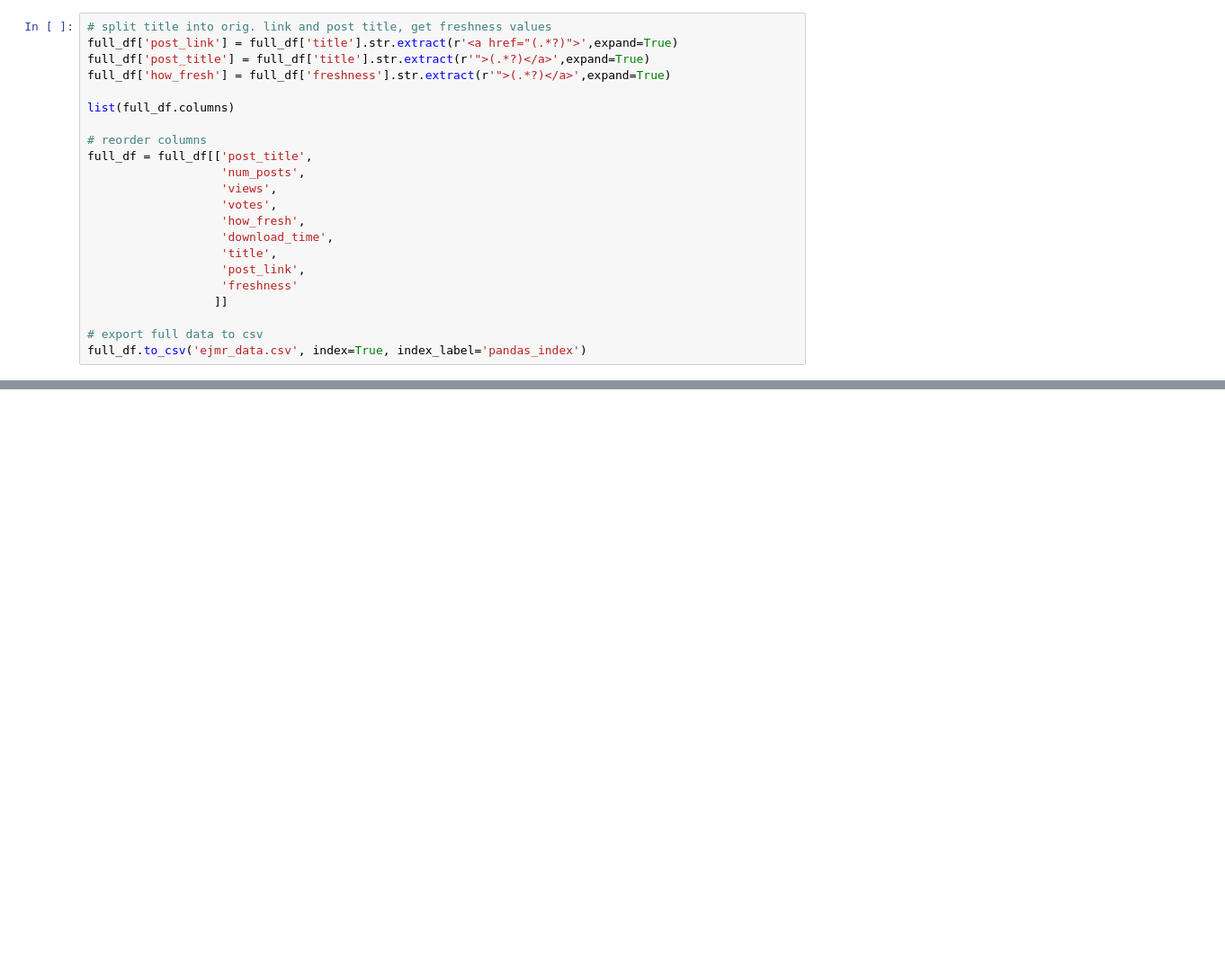
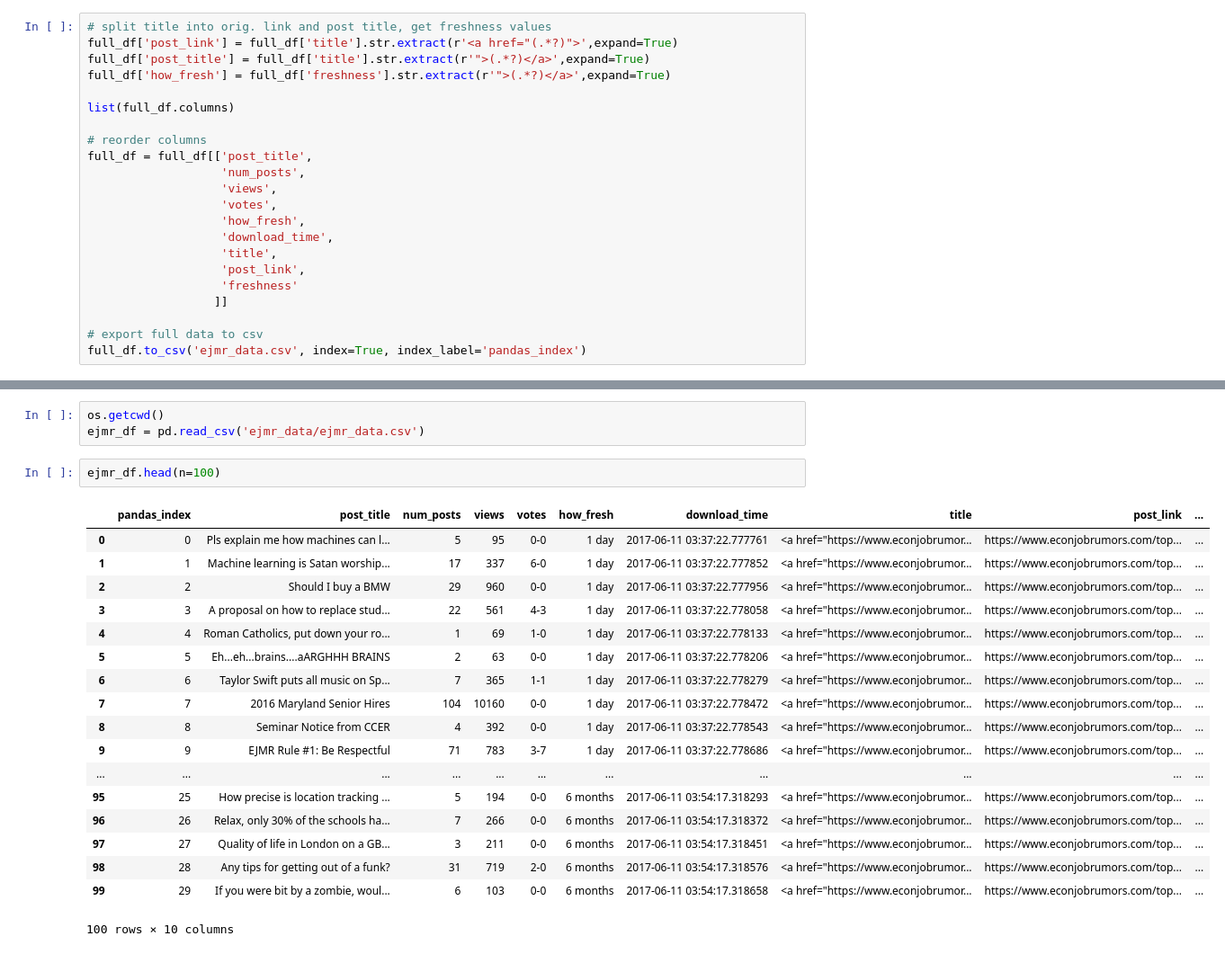
Before and after one commit to palpen/ejmr_analysis, a Jupyter notebook: ejmr_clean.ipynb, the cells around one changed output, grey strips where cells are left out. Shown: that part at 90% size. Drawn from its saved outputs; the diff is of its cells as text; blank space fills up the shorter version.

```diff
--- a/ejmr_clean.ipynb
+++ b/ejmr_clean.ipynb
@@ -60,3 +61,27 @@ full_df.head(n=25)
 | 22 | The most important truth about ha... | 7 | 309 | 0-2 | 1 day | 2017-06-11 03:37:22.779793 | <a href="https://www.econjobrumor... | https://www.econjobrumors.com/top... | <a href="https://www.econjobrumor... |
 | 23 | The show so far, a continuing ser... | 2 | 146 | 0-2 | 1 day | 2017-06-11 03:37:22.779862 | <a href="https://www.econjobrumor... | https://www.econjobrumors.com/top... | <a href="https://www.econjobrumor... |
 | 24 | NaN | 4 | 138 | 1-0 | 1 day | 2017-06-11 03:37:22.779931 | [closed] | NaN | <a href="https://www.econjobrumor... |
+# %%
+os.getcwd()
+ejmr_df = pd.read_csv('ejmr_data/ejmr_data.csv')
+# %%
+ejmr_df.head(n=100)
+# %% [output]
+|  | pandas_index | post_title | num_posts | views | votes | how_fresh | download_time | title | post_link | ... |
+| 0 | 0 | Pls explain me how machines can l... | 5 | 95 | 0-0 | 1 day | 2017-06-11 03:37:22.777761 | <a href="https://www.econjobrumor... | https://www.econjobrumors.com/top... | ... |
+| 1 | 1 | Machine learning is Satan worship... | 17 | 337 | 6-0 | 1 day | 2017-06-11 03:37:22.777852 | <a href="https://www.econjobrumor... | https://www.econjobrumors.com/top... | ... |
+| 2 | 2 | Should I buy a BMW | 29 | 960 | 0-0 | 1 day | 2017-06-11 03:37:22.777956 | <a href="https://www.econjobrumor... | https://www.econjobrumors.com/top... | ... |
+| 3 | 3 | A proposal on how to replace stud... | 22 | 561 | 4-3 | 1 day | 2017-06-11 03:37:22.778058 | <a href="https://www.econjobrumor... | https://www.econjobrumors.com/top... | ... |
+| 4 | 4 | Roman Catholics, put down your ro... | 1 | 69 | 1-0 | 1 day | 2017-06-11 03:37:22.778133 | <a href="https://www.econjobrumor... | https://www.econjobrumors.com/top... | ... |
+| 5 | 5 | Eh...eh...brains....aARGHHH BRAINS | 2 | 63 | 0-0 | 1 day | 2017-06-11 03:37:22.778206 | <a href="https://www.econjobrumor... | https://www.econjobrumors.com/top... | ... |
+| 6 | 6 | Taylor Swift puts all music on Sp... | 7 | 365 | 1-1 | 1 day | 2017-06-11 03:37:22.778279 | <a href="https://www.econjobrumor... | https://www.econjobrumors.com/top... | ... |
+| 7 | 7 | 2016 Maryland Senior Hires | 104 | 10160 | 0-0 | 1 day | 2017-06-11 03:37:22.778472 | <a href="https://www.econjobrumor... | https://www.econjobrumors.com/top... | ... |
+| 8 | 8 | Seminar Notice from CCER | 4 | 392 | 0-0 | 1 day | 2017-06-11 03:37:22.778543 | <a href="https://www.econjobrumor... | https://www.econjobrumors.com/top... | ... |
+| 9 | 9 | EJMR Rule #1: Be Respectful | 71 | 783 | 3-7 | 1 day | 2017-06-11 03:37:22.778686 | <a href="https://www.econjobrumor... | https://www.econjobrumors.com/top... | ... |
+| ... | ... | ... | ... | ... | ... | ... | ... | ... | ... | ... |
+| 95 | 25 | How precise is location tracking ... | 5 | 194 | 0-0 | 6 months | 2017-06-11 03:54:17.318293 | <a href="https://www.econjobrumor... | https://www.econjobrumors.com/top... | ... |
+| 96 | 26 | Relax, only 30% of the schools ha... | 7 | 266 | 0-0 | 6 months | 2017-06-11 03:54:17.318372 | <a href="https://www.econjobrumor... | https://www.econjobrumors.com/top... | ... |
+| 97 | 27 | Quality of life in London on a GB... | 3 | 211 | 0-0 | 6 months | 2017-06-11 03:54:17.318451 | <a href="https://www.econjobrumor... | https://www.econjobrumors.com/top... | ... |
+| 98 | 28 | Any tips for getting out of a funk? | 31 | 719 | 2-0 | 6 months | 2017-06-11 03:54:17.318576 | <a href="https://www.econjobrumor... | https://www.econjobrumors.com/top... | ... |
+| 99 | 29 | If you were bit by a zombie, woul... | 6 | 103 | 0-0 | 6 months | 2017-06-11 03:54:17.318658 | <a href="https://www.econjobrumor... | https://www.econjobrumors.com/top... | ... |
+100 rows × 10 columns
```
Also changed, not shown: parts of 6 cells of this notebook.
